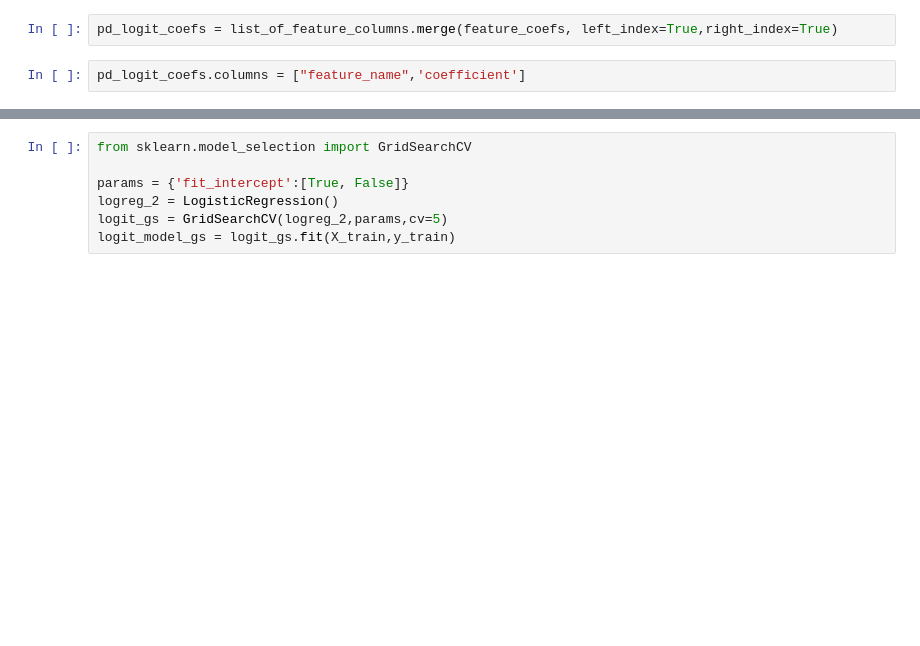
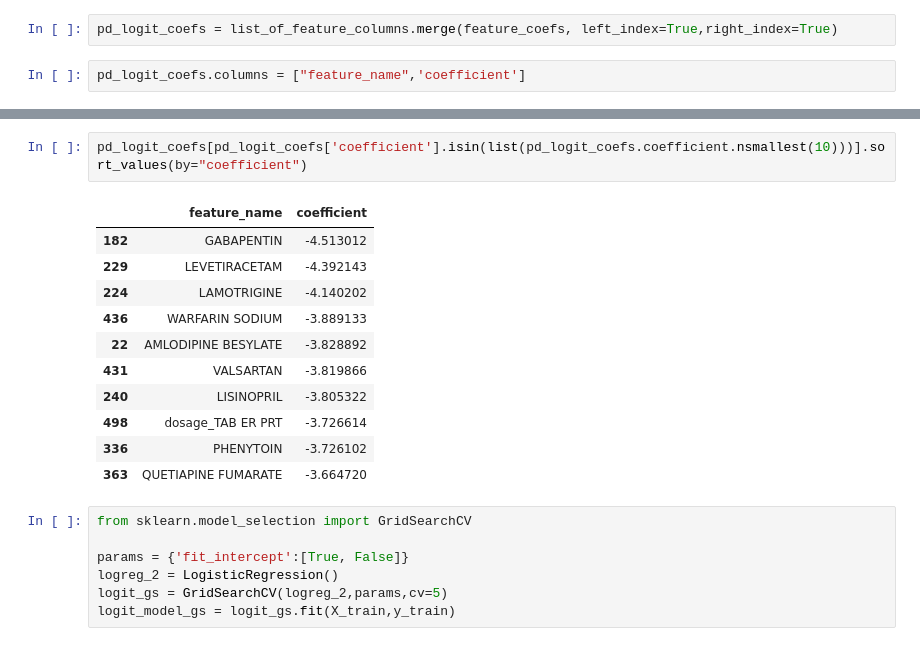
Before and after one commit to jjacisin/Mod_3_Project, a Jupyter notebook: Mod_3_Working_Notebook.ipynb, the cells around one changed output, grey strips where cells are left out. Saved outputs shown, nothing was run; the diff lists cells and outputs as text; blank space fills up the shorter version.

```diff
--- a/Mod_3_Working_Notebook.ipynb
+++ b/Mod_3_Working_Notebook.ipynb
@@ -559,3 +567,17 @@ pandas.core.frame.DataFrame
+# %%
+pd_logit_coefs[pd_logit_coefs['coefficient'].isin(list(pd_logit_coefs.coefficient.nsmallest(10)))].sort_values(by="coefficient")
+# %% [output]
+|  | feature_name | coefficient |
+| 182 | GABAPENTIN | -4.513012 |
+| 229 | LEVETIRACETAM | -4.392143 |
+| 224 | LAMOTRIGINE | -4.140202 |
+| 436 | WARFARIN SODIUM | -3.889133 |
+| 22 | AMLODIPINE BESYLATE | -3.828892 |
+| 431 | VALSARTAN | -3.819866 |
+| 240 | LISINOPRIL | -3.805322 |
+| 498 | dosage_TAB ER PRT | -3.726614 |
+| 336 | PHENYTOIN | -3.726102 |
+| 363 | QUETIAPINE FUMARATE | -3.664720 |
 # %%
 from sklearn.model_selection import GridSearchCV
 
```
Also changed, not shown: parts of 4 cells of this notebook.
